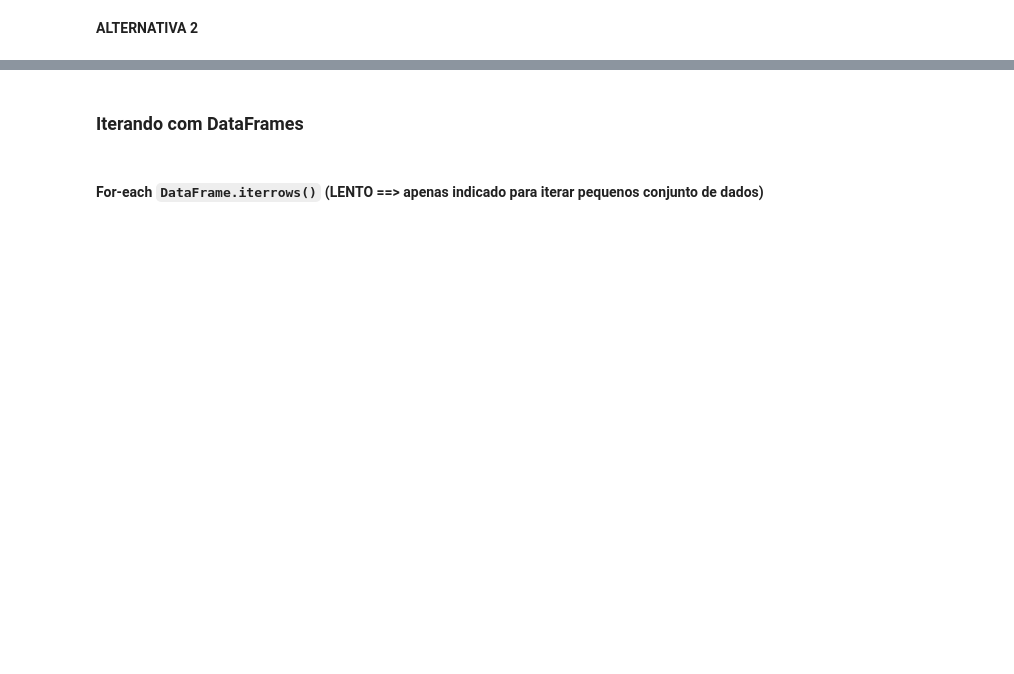
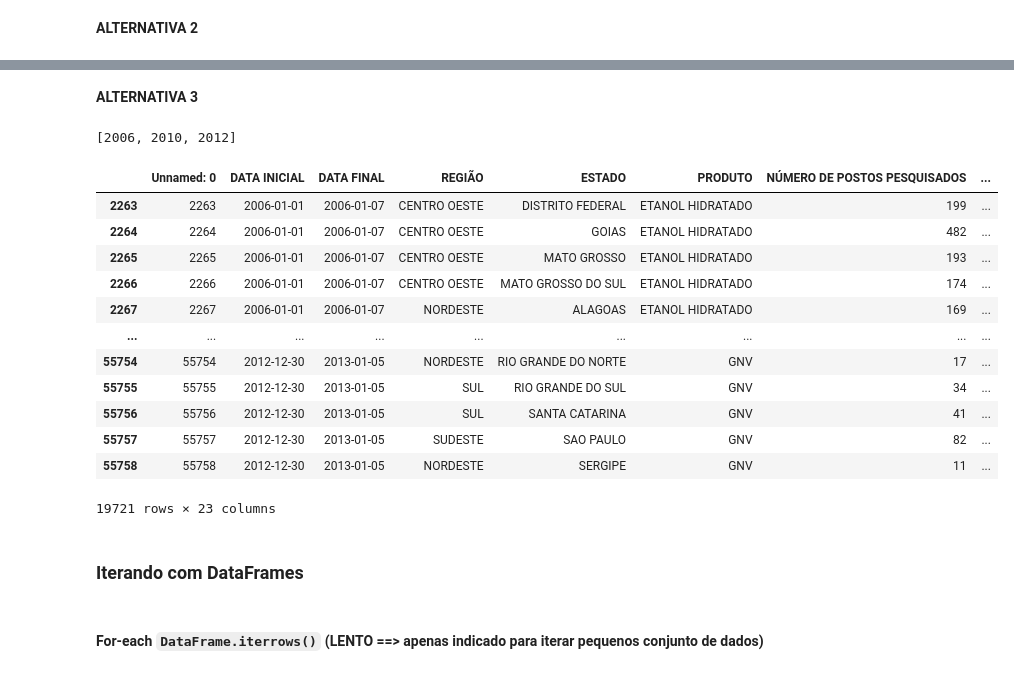
Before and after one commit to Danielfp1/Manipulacao-de-Dados-com-Pandas, a Jupyter notebook: manipulacao_de_dados_codigo_base.ipynb, the cells around one changed output, grey strips where cells are left out. Saved outputs shown, nothing was run; the diff lists cells and outputs as text; code cells hidden in the pictures; blank space fills up the shorter version.

```diff
--- a/manipulacao_de_dados_codigo_base.ipynb
+++ b/manipulacao_de_dados_codigo_base.ipynb
@@ -1026,3 +1071,25 @@ postos_sp_rj_gasolina_preco_maior_que_2
+# %% [markdown]
+**ALTERNATIVA 3**
+# %%
+lista_de_anos
+# %% [output]
+[2006, 2010, 2012]
+# %%
+data.query('ANO in @lista_de_anos')
+# %% [output]
+|  | Unnamed: 0 | DATA INICIAL | DATA FINAL | REGIÃO | ESTADO | PRODUTO | NÚMERO DE POSTOS PESQUISADOS | ... |
+| 2263 | 2263 | 2006-01-01 | 2006-01-07 | CENTRO OESTE | DISTRITO FEDERAL | ETANOL HIDRATADO | 199 | ... |
+| 2264 | 2264 | 2006-01-01 | 2006-01-07 | CENTRO OESTE | GOIAS | ETANOL HIDRATADO | 482 | ... |
+| 2265 | 2265 | 2006-01-01 | 2006-01-07 | CENTRO OESTE | MATO GROSSO | ETANOL HIDRATADO | 193 | ... |
+| 2266 | 2266 | 2006-01-01 | 2006-01-07 | CENTRO OESTE | MATO GROSSO DO SUL | ETANOL HIDRATADO | 174 | ... |
+| 2267 | 2267 | 2006-01-01 | 2006-01-07 | NORDESTE | ALAGOAS | ETANOL HIDRATADO | 169 | ... |
+| ... | ... | ... | ... | ... | ... | ... | ... | ... |
+| 55754 | 55754 | 2012-12-30 | 2013-01-05 | NORDESTE | RIO GRANDE DO NORTE | GNV | 17 | ... |
+| 55755 | 55755 | 2012-12-30 | 2013-01-05 | SUL | RIO GRANDE DO SUL | GNV | 34 | ... |
+| 55756 | 55756 | 2012-12-30 | 2013-01-05 | SUL | SANTA CATARINA | GNV | 41 | ... |
+| 55757 | 55757 | 2012-12-30 | 2013-01-05 | SUDESTE | SAO PAULO | GNV | 82 | ... |
+| 55758 | 55758 | 2012-12-30 | 2013-01-05 | NORDESTE | SERGIPE | GNV | 11 | ... |
+19721 rows × 23 columns
 # %% [markdown]
 ### **Iterando com DataFrames**
 # %% [markdown]
```
Also changed, not shown: parts of 6 cells of this notebook.
